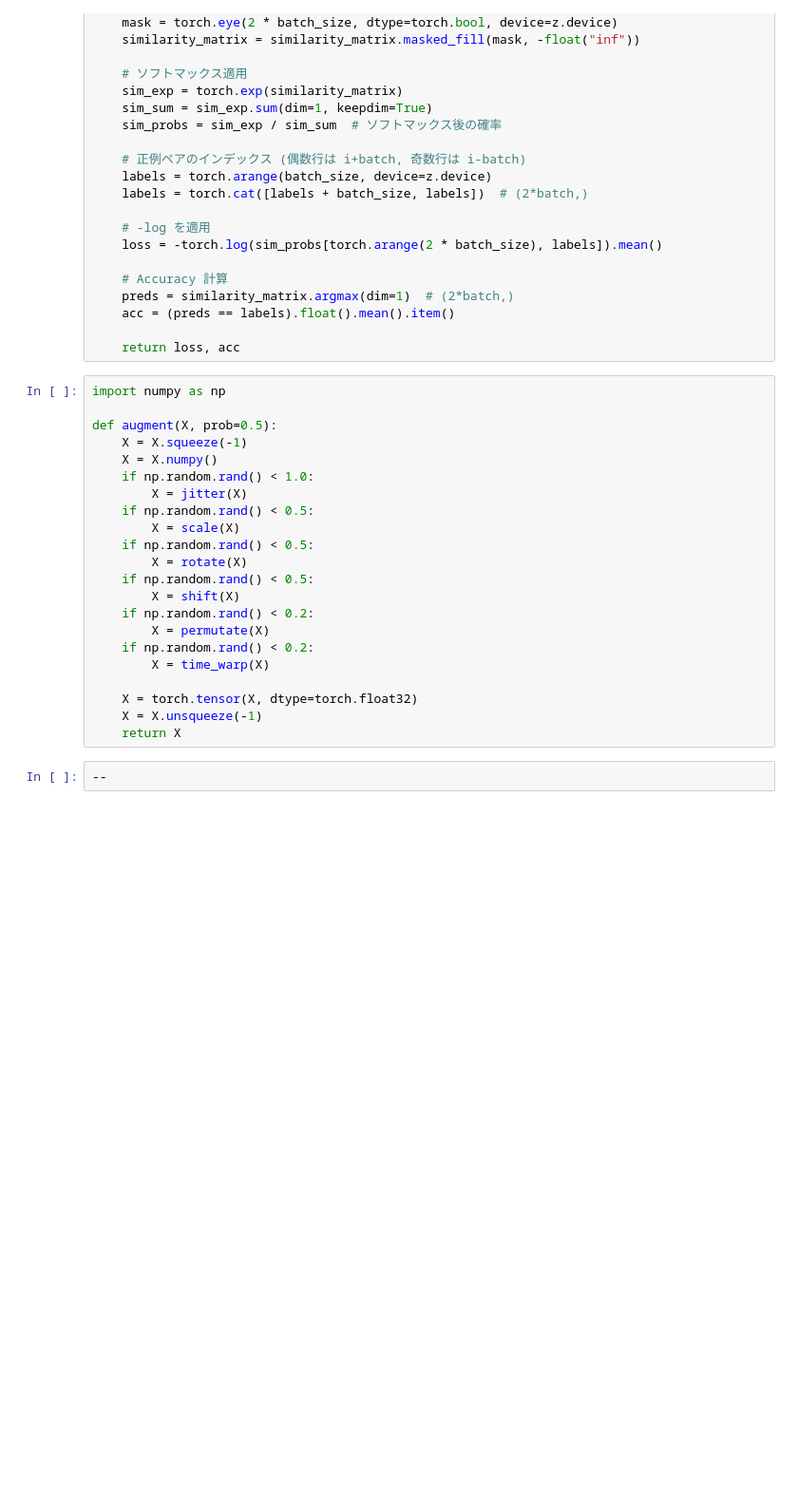
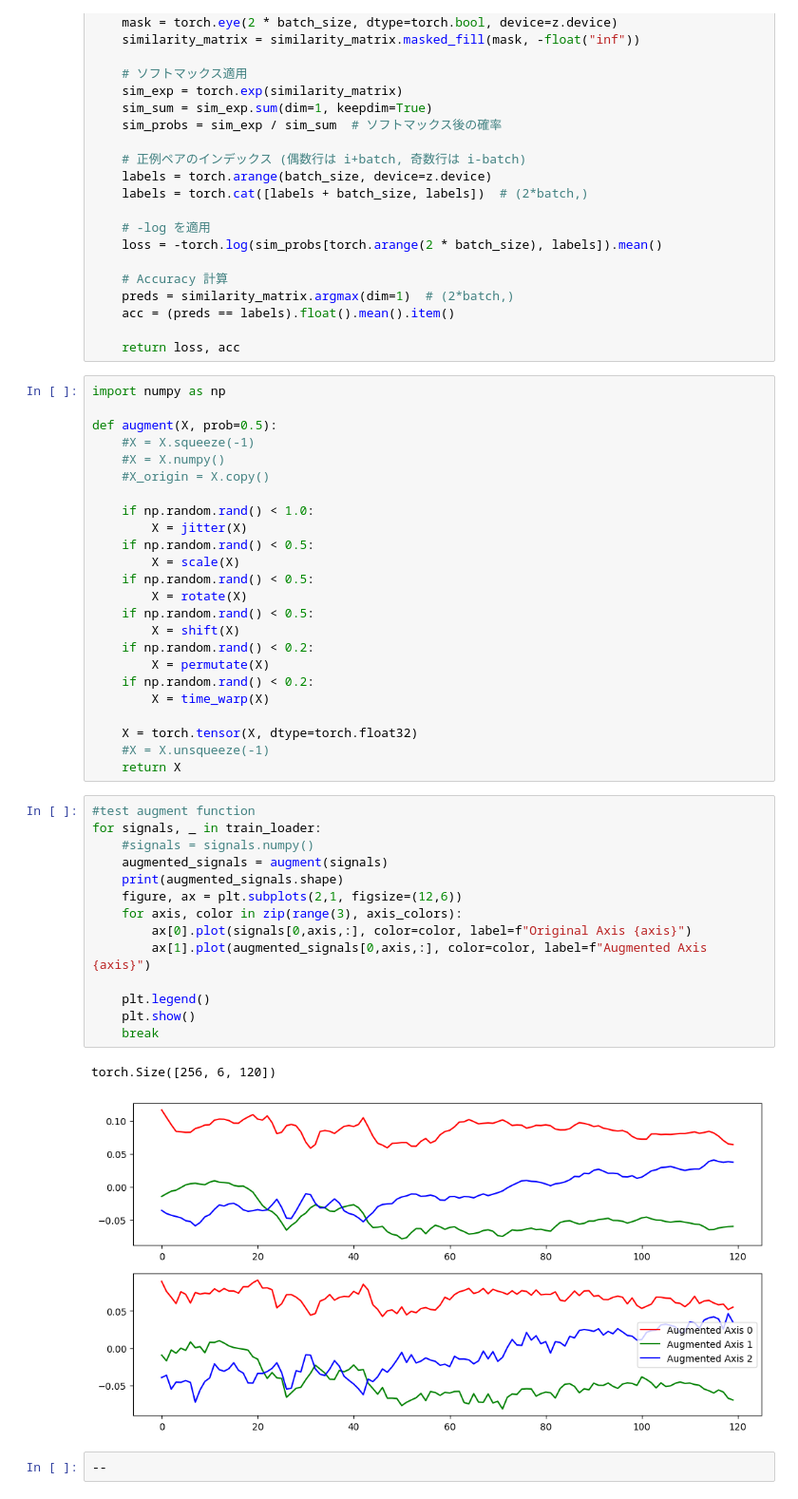
Before and after one commit to kisho-ucl/har_openpack, a Jupyter notebook: SimCLR.ipynb, the cells around one changed output. Shown at 95% size. Drawn from its saved outputs; the diff is of its cells as text; blank space fills up the shorter version.

```diff
--- a/SimCLR.ipynb
+++ b/SimCLR.ipynb
@@ -445,8 +510,10 @@ def NT_XentLoss(z_i, z_j, temperature=0.2):
 import numpy as np
 
 def augment(X, prob=0.5):
-    X = X.squeeze(-1)
-    X = X.numpy()
+    #X = X.squeeze(-1)
+    #X = X.numpy()
+    #X_origin = X.copy()
+
     if np.random.rand() < 1.0:
         X = jitter(X)
     if np.random.rand() < 0.5:
@@ -461,8 +528,25 @@ def augment(X, prob=0.5):
         X = time_warp(X)
 
     X = torch.tensor(X, dtype=torch.float32)
-    X = X.unsqueeze(-1)
+    #X = X.unsqueeze(-1)
     return X
+# %%
+#test augment function
+for signals, _ in train_loader:
+    #signals = signals.numpy()
+    augmented_signals = augment(signals)
+    print(augmented_signals.shape)
+    figure, ax = plt.subplots(2,1, figsize=(12,6))
+    for axis, color in zip(range(3), axis_colors):
+        ax[0].plot(signals[0,axis,:], color=color, label=f"Original Axis {axis}")
+        ax[1].plot(augmented_signals[0,axis,:], color=color, label=f"Augmented Axis {axis}")
+
+    plt.legend()
+    plt.show()
+    break
+# %% [output]
+torch.Size([256, 6, 120])
+[figure, added]
 # %%
 --
 # %% [output]
```
Also changed, not shown: parts of 5 cells of this notebook.
